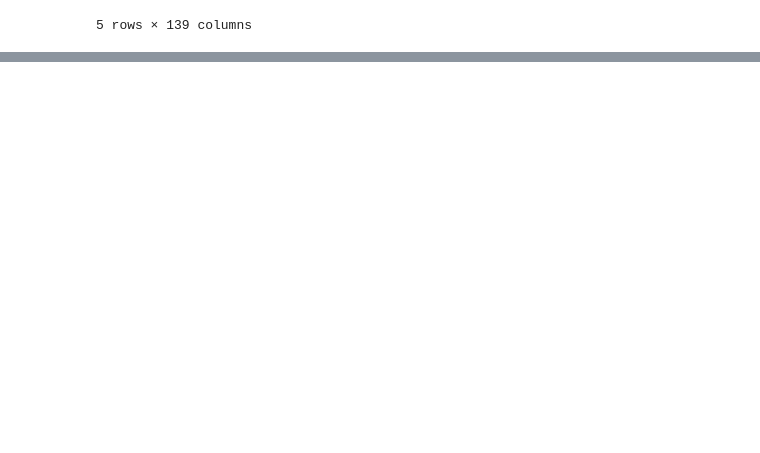
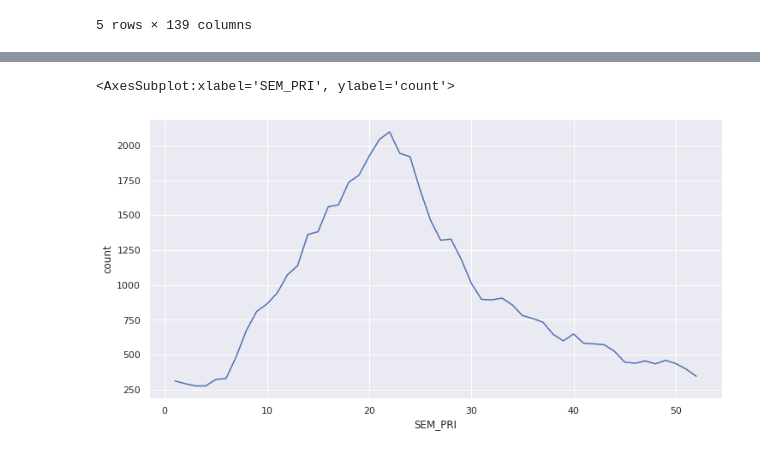
Before and after one commit to pierrepita/super-srag-ai-covid19-google-cidacs, a Jupyter notebook: 03-preprocessing-srag-2019-to-2021.ipynb, the cells around one changed output, grey strips where cells are left out. Drawn from its saved outputs; the diff is of its cells as text; code cells hidden in the pictures; blank space fills up the shorter version.

```diff
--- a/03-preprocessing-srag-2019-to-2021.ipynb
+++ b/03-preprocessing-srag-2019-to-2021.ipynb
@@ -51,0 +188,8 @@ srag_2019.limit(5).toPandas()
+# %%
+epi_week_cases = srag_2019.select('SEM_PRI').withColumn('SEM_PRI', srag_2019.SEM_PRI.cast(IntegerType()))\
+                .groupby('SEM_PRI').count().orderBy('SEM_PRI')\
+                .toPandas().dropna()
+sns.lineplot(data=epi_week_cases, x="SEM_PRI", y="count")
+# %% [output]
+<AxesSubplot:xlabel='SEM_PRI', ylabel='count'>
+[figure, added]
```
Also changed, not shown: parts of 38 cells of this notebook.
